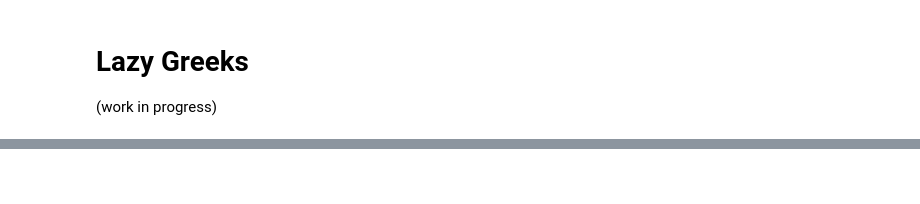
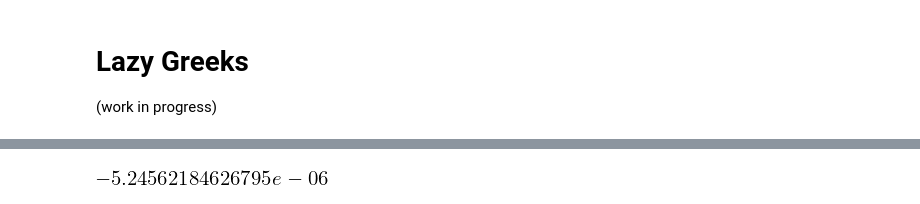
Before and after one commit to streamlet-dev/tributary, a Jupyter notebook: examples/lazy_sympy_blackscholes.ipynb, the cells around one changed output, grey strips where cells are left out. Saved outputs shown, nothing was run; the diff lists cells and outputs as text; code cells hidden in the pictures; blank space fills up the shorter version.

```diff
--- a/examples/lazy_sympy_blackscholes.ipynb
+++ b/examples/lazy_sympy_blackscholes.ipynb
@@ -75,0 +134,5 @@ l.evaluate().graphviz()
+# %%
+speed = SpeedClass(spot=210.59, strike=205, vol=14.04, dte=4, rate=.2175, cp=-1)
+speed.evaluate()()
+# %% [output]
+[figure, added]
```
Also changed, not shown: parts of 19 cells of this notebook.
